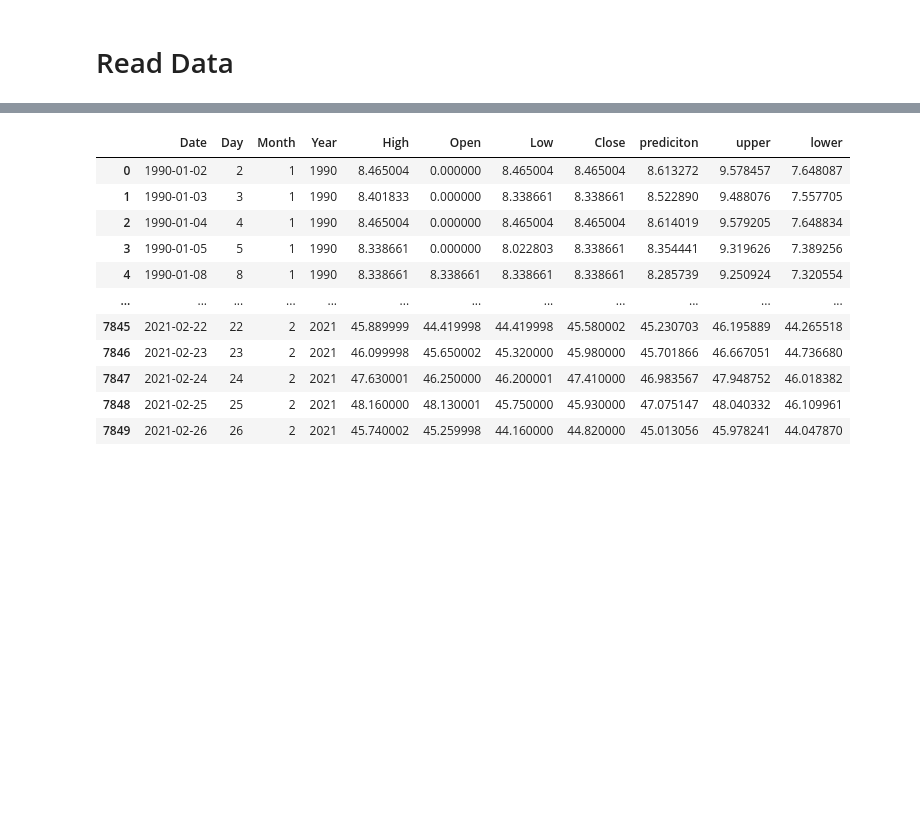
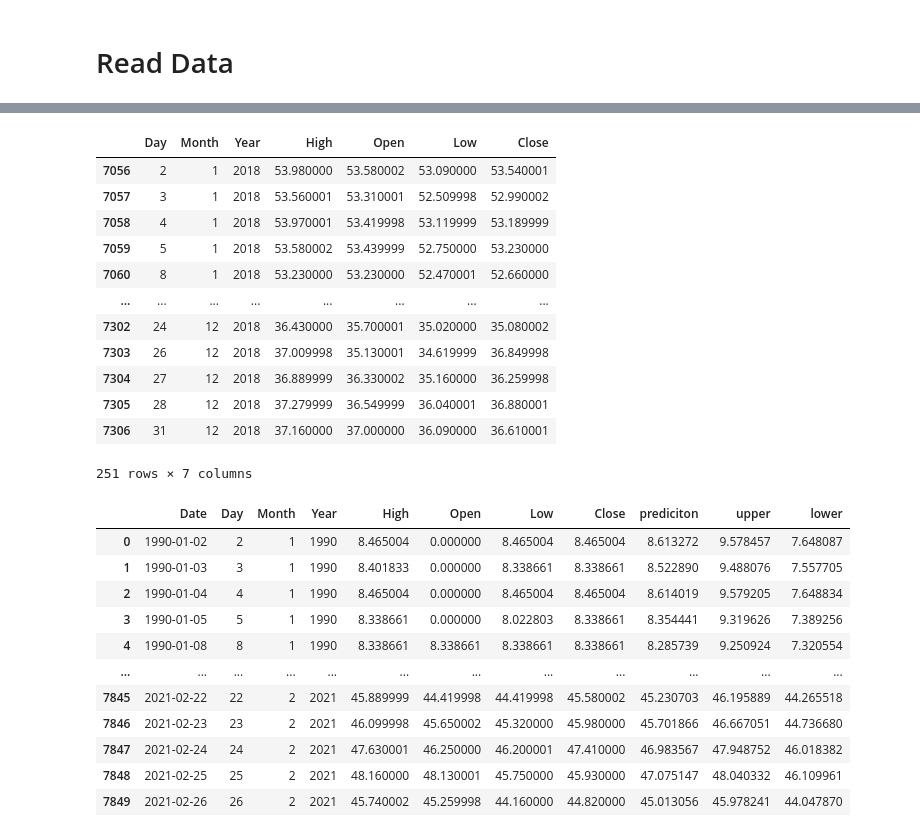
Before and after one commit to gmihaila/project_template, a Jupyter notebook: notebooks/data_split_prototyping.ipynb, the cells around one changed output, grey strips where cells are left out. Drawn from its saved outputs; the diff is of its cells as text; code cells hidden in the pictures; blank space fills up the shorter version.

```diff
--- a/notebooks/data_split_prototyping.ipynb
+++ b/notebooks/data_split_prototyping.ipynb
@@ -94,0 +108,17 @@ corr.style.background_gradient(cmap='RdBu').set_precision(2)
+# %%
+stocks_df[stocks_df['Year'].isin([2018])]
+stocks_df[stocks_df['Year'] >
+# %% [output]
+|  | Day | Month | Year | High | Open | Low | Close |
+| 7056 | 2 | 1 | 2018 | 53.980000 | 53.580002 | 53.090000 | 53.540001 |
+| 7057 | 3 | 1 | 2018 | 53.560001 | 53.310001 | 52.509998 | 52.990002 |
+| 7058 | 4 | 1 | 2018 | 53.970001 | 53.419998 | 53.119999 | 53.189999 |
+| 7059 | 5 | 1 | 2018 | 53.580002 | 53.439999 | 52.750000 | 53.230000 |
+| 7060 | 8 | 1 | 2018 | 53.230000 | 53.230000 | 52.470001 | 52.660000 |
+| ... | ... | ... | ... | ... | ... | ... | ... |
+| 7302 | 24 | 12 | 2018 | 36.430000 | 35.700001 | 35.020000 | 35.080002 |
+| 7303 | 26 | 12 | 2018 | 37.009998 | 35.130001 | 34.619999 | 36.849998 |
+| 7304 | 27 | 12 | 2018 | 36.889999 | 36.330002 | 35.160000 | 36.259998 |
+| 7305 | 28 | 12 | 2018 | 37.279999 | 36.549999 | 36.040001 | 36.880001 |
+| 7306 | 31 | 12 | 2018 | 37.160000 | 37.000000 | 36.090000 | 36.610001 |
+251 rows × 7 columns
```
Also changed, not shown: parts of 5 cells of this notebook, 18 other files.
